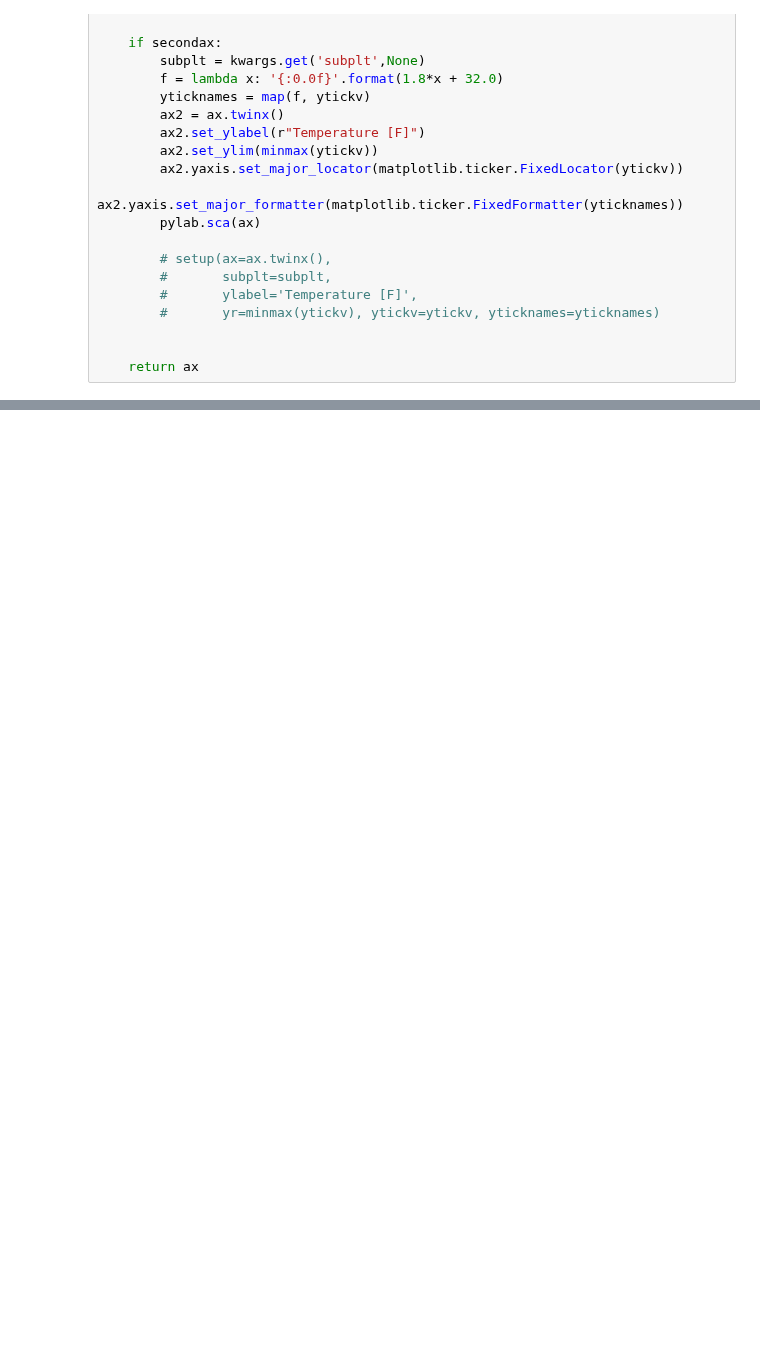
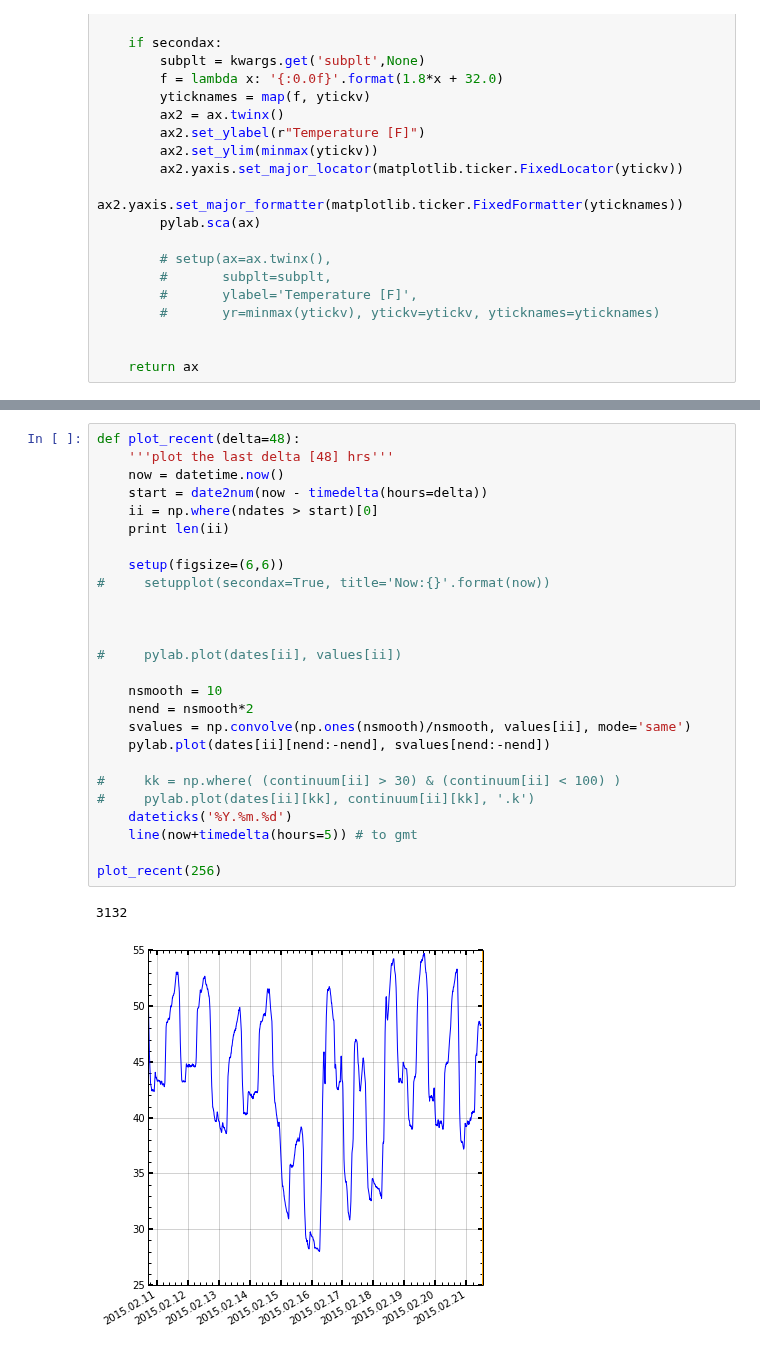
Before and after one commit to ajmendez/templog, a Jupyter notebook: notebook/neon.ipynb, the cells around one changed output, grey strips where cells are left out. Cells and saved outputs as stored; diff of their text form; blank space fills up the shorter version.

```diff
--- a/notebook/neon.ipynb
+++ b/notebook/neon.ipynb
@@ -184,0 +185,29 @@ plot_recent(128)
+# %%
+def plot_recent(delta=48):
+    '''plot the last delta [48] hrs'''
+    now = datetime.now()
+    start = date2num(now - timedelta(hours=delta))
+    ii = np.where(ndates > start)[0]
+    print len(ii)
+
+    setup(figsize=(6,6))
+#     setupplot(secondax=True, title='Now:{}'.format(now))
+
+
+
+#     pylab.plot(dates[ii], values[ii])
+
+    nsmooth = 10
+    nend = nsmooth*2
+    svalues = np.convolve(np.ones(nsmooth)/nsmooth, values[ii], mode='same')
+    pylab.plot(dates[ii][nend:-nend], svalues[nend:-nend])
+
+#     kk = np.where( (continuum[ii] > 30) & (continuum[ii] < 100) )
+#     pylab.plot(dates[ii][kk], continuum[ii][kk], '.k')
+    dateticks('%Y.%m.%d')
+    line(now+timedelta(hours=5)) # to gmt
+
+plot_recent(256)
+# %% [output]
+3132
+[figure, added]
```
Also changed, not shown: parts of 4 cells of this notebook, 2 other files.
